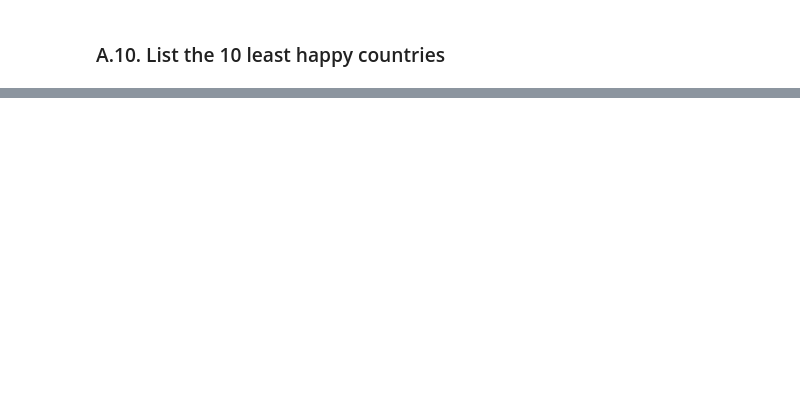
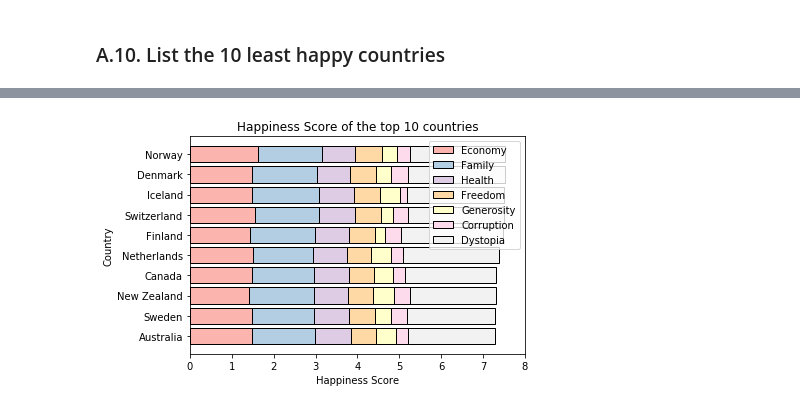
Before and after one commit to jeanrichard/epflx-adsml19-course1-project, a Jupyter notebook: course-01-project.ipynb, the cells around one changed output, grey strips where cells are left out. Cells and saved outputs as stored; diff of their text form; code cells hidden in the pictures; blank space fills up the shorter version.

```diff
--- a/course-01-project.ipynb
+++ b/course-01-project.ipynb
@@ -130,0 +284,42 @@ describe_less(df)
+# %%
+def get_colors(series: pd.Series, cmap_name: str) -> List[Tuple[float, float, float, float]]:
+    """Returns colors in the given color-map for the values in the given series."""
+    cmap = get_cmap(cmap_name)
+    normalize = Normalize(series.min() - 0.1, series.max() + 0.1)
+    colors = [cmap(normalize(value)) for value in series]
+    return colors
+
+
+def plot_hapiness_score_stacked(df: pd.DataFrame) -> None:
+    """Plots the hapiness score stacked bar chart using the current axes."""
+    components = [
+        'Economy',
+        'Family',
+        'Health',
+        'Freedom',
+        'Generosity',
+        'Corruption',
+        'Dystopia'
+    ]
+
+    y_coords = np.arange(len(df))
+    y_labels = df['Country']
+
+    # Plot horizontal bars in parallel:
+    colors = get_colors(np.arange(len(components)), 'Pastel1')
+    left = np.zeros(len(df))
+    for component, color in zip(components, colors):
+        plt.barh(y_coords, df[component], left=left, color=color, edgecolor='black', label=component)
+        left += df[component]
+
+    plt.yticks(y_coords, y_labels)
+    plt.xlim(0, 8)
+    plt.ylabel('Country')
+    plt.xlabel('Happiness Score')
+    plt.title('Happiness Score of the top 10 countries')
+    plt.legend()
+# %%
+plot_hapiness_score_stacked(df_top10_asc)
+plt.show()
+# %% [output]
+[figure, added]
```
Also changed, not shown: parts of 49 cells of this notebook.
